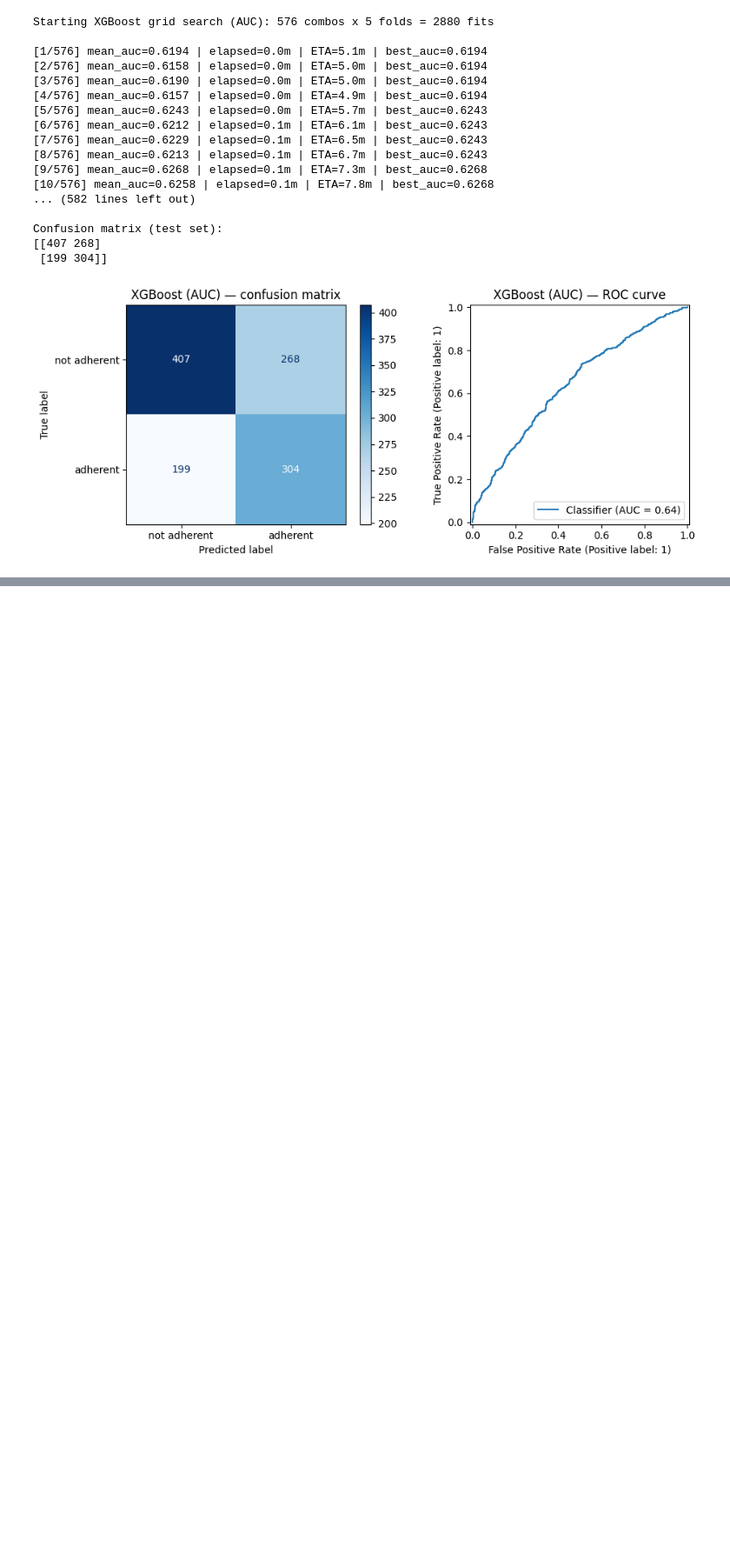
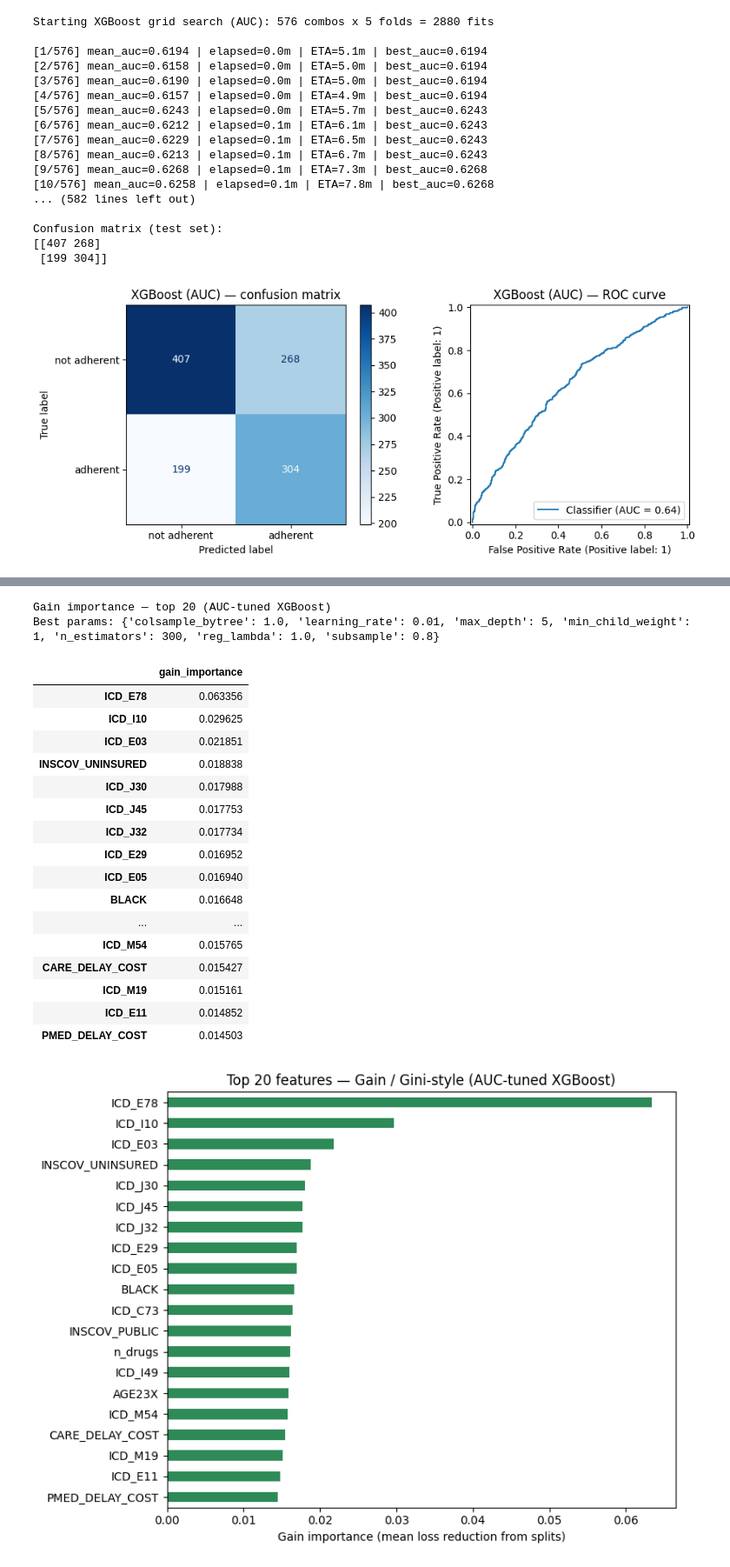
Before and after one commit to FrianaEngineer/Medical-Adherence, a Jupyter notebook: Notebooks/MEPS/2023_clean.ipynb, the cells around one changed output, grey strips where cells are left out. Shown at 87% size. Cells and saved outputs as stored; diff of their text form; code cells hidden in the pictures; blank space fills up the shorter version.

```diff
--- a/Notebooks/MEPS/2023_clean.ipynb
+++ b/Notebooks/MEPS/2023_clean.ipynb
@@ -1580,12 +1580,17 @@ new_grouped_merge_df = new_grouped_merge_df.drop(
     columns=["DLAYPM42", "DLAYCA42"], errors="ignore"
 ).merge(delay_df, on="DUPERSID", how="left")
 
-model_df = new_grouped_merge_df[[
+_model_cols = [
     'DUPERSID','RXNAME','ICD10CDX','ICD10CDX_LABEL',
     'AGE23X','SEX','INSCOV23','POVCAT23','FAMINC23','RACEV2X',
     'RXSF23X','RXXP23X',
     'DLAYPM42','DLAYCA42','meps_adherence_ratio',
-]].copy()
+    # optional: run the medication_freq / medication_dose cell first to attach these
+    'medication_freq', 'medication_dose', 'medication_dose_unit', 'medication_qty_unit',
+]
+model_df = new_grouped_merge_df[
+    [c for c in _model_cols if c in new_grouped_merge_df.columns]
+].copy()
 
 # Cost cols: NaN -> 0, clip negatives (MEPS RXSF/RXXP should be >= 0)
 model_df['RXSF23X'] = pd.to_numeric(model_df['RXSF23X'], errors='coerce').fillna(0).clip(lower=0)
@@ -1961,6 +1966,13 @@ agg = {c: "max" for c in person_cols + rx_cols + icd_cols}
 agg["meps_adherence_ratio"] = "mean"
 agg["RXSF_PATIENT"] = "sum"  # total patient-paid dollars across a patient's fills
 agg["RXXP_TOTAL"]   = "sum"  # total drug expenditure across a patient's fills
+# Pills/day and strength: average across a patient's drug–condition pairs
+for _c in ("medication_freq", "medication_dose"):
+    if _c in pair_df.columns:
+        agg[_c] = "mean"
+for _c in ("medication_dose_unit", "medication_qty_unit"):
+    if _c in pair_df.columns:
+        agg[_c] = "first"
 
 model_df = pair_df.groupby("DUPERSID", as_index=False).agg(agg)
 
@@ -3055,0 +3073,55 @@ Confusion matrix (test set):
+# %%
+# XGBoost — Gain feature importance (Gini-style impurity decrease analogue)
+# Requires best_xgb / best_xgb_auc and X_train_xgb from the XGBoost cells above.
+
+import matplotlib.pyplot as plt
+
+model_xgb_imp = best_xgb_auc if "best_xgb_auc" in dir() else best_xgb
+model_xgb_label = (
+    "AUC-tuned"
+    if "best_xgb_auc" in dir() and model_xgb_imp is best_xgb_auc
+    else "F1-tuned"
+)
+
+TOP_N_XGB = 20  # edit: how many features to show
+
+# sklearn XGBClassifier.feature_importances_ == gain by default
+gain_imp_xgb = (
+    pd.Series(model_xgb_imp.feature_importances_, index=X_train_xgb.columns)
+    .sort_values(ascending=False)
+)
+
+print(f"Gain importance — top {TOP_N_XGB} ({model_xgb_label} XGBoost)")
+if model_xgb_label == "AUC-tuned" and "best_params_xgb_auc" in dir():
+    print("Best params:", best_params_xgb_auc)
+elif "best_params_xgb" in dir():
+    print("Best params:", best_params_xgb)
+display(gain_imp_xgb.head(TOP_N_XGB).to_frame("gain_importance"))
+
+fig, ax = plt.subplots(figsize=(8, 6))
+gain_imp_xgb.head(TOP_N_XGB).iloc[::-1].plot(kind="barh", ax=ax, color="seagreen")
+ax.set_xlabel("Gain importance (mean loss reduction from splits)")
+ax.set_title(f"Top {TOP_N_XGB} features — Gain / Gini-style ({model_xgb_label} XGBoost)")
+plt.tight_layout()
+plt.show()
+# %% [output]
+Gain importance — top 20 (AUC-tuned XGBoost)
+Best params: {'colsample_bytree': 1.0, 'learning_rate': 0.01, 'max_depth': 5, 'min_child_weight': 1, 'n_estimators': 300, 'reg_lambda': 1.0, 'subsample': 0.8}
+|  | gain_importance |
+| ICD_E78 | 0.063356 |
+| ICD_I10 | 0.029625 |
+| ICD_E03 | 0.021851 |
+| INSCOV_UNINSURED | 0.018838 |
+| ICD_J30 | 0.017988 |
+| ICD_J45 | 0.017753 |
+| ICD_J32 | 0.017734 |
+| ICD_E29 | 0.016952 |
+| ICD_E05 | 0.016940 |
+| BLACK | 0.016648 |
+| ... | ... |
+| ICD_M54 | 0.015765 |
+| CARE_DELAY_COST | 0.015427 |
+| ICD_M19 | 0.015161 |
+| ICD_E11 | 0.014852 |
+| PMED_DELAY_COST | 0.014503 |
+[figure, added]
```
Also changed, not shown: parts of 10 cells of this notebook, 1 other file.
